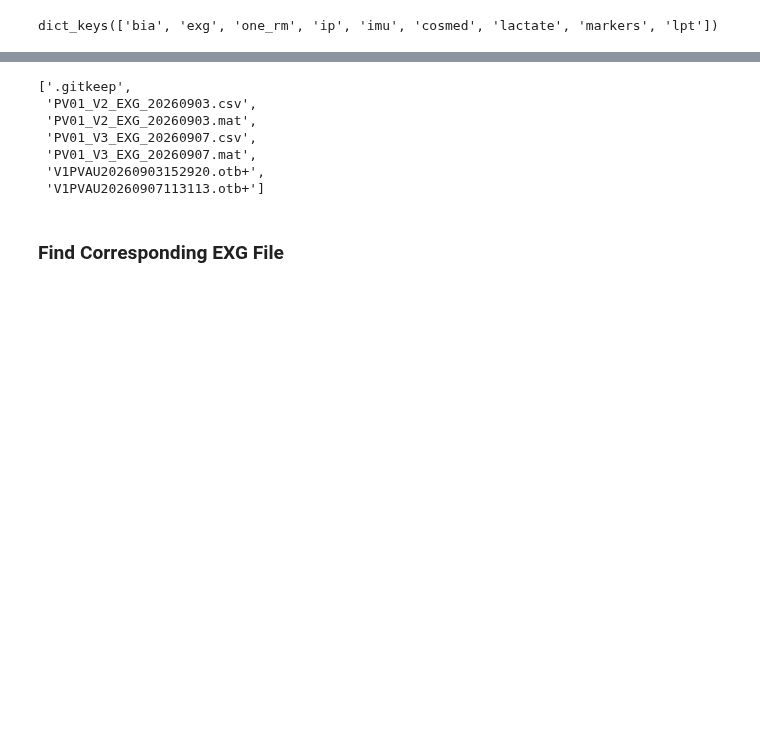
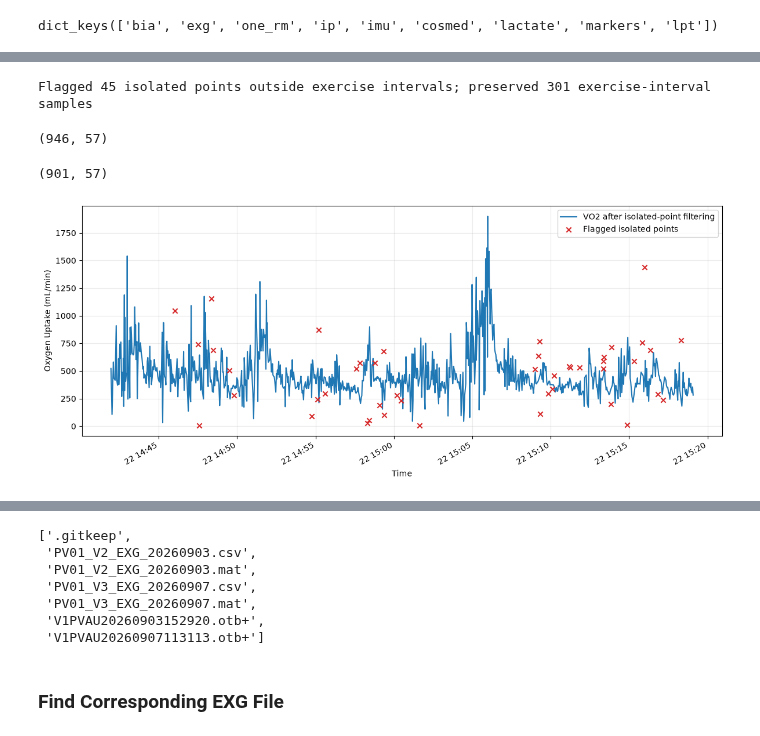
Before and after one commit to n7-sehgalr/wearable-mlee, a Jupyter notebook: notebooks/groundtruth.ipynb, the cells around one changed output, grey strips where cells are left out. Saved outputs shown, nothing was run; the diff lists cells and outputs as text; code cells hidden in the pictures; blank space fills up the shorter version.

```diff
--- a/notebooks/groundtruth.ipynb
+++ b/notebooks/groundtruth.ipynb
@@ -163,0 +193,52 @@ np.float64(169.94683333333336)
+# %%
+df = df_cosmed.copy()
+
+# Remove isolated breath spikes during recovery, but preserve exercise bouts.
+OUTLIER_WINDOW = 11
+OUTLIER_MAD_THRESHOLD = 3
+EXERCISE_INTERVALS = [
+    ("14:41:00", "14:44:00"),  # warmup
+    ("14:50:00", "14:53:00"),  # first set
+    ("15:02:00", "15:08:00"),  # second set
+]
+
+vo2 = pd.to_numeric(df["VO2[mL/min]"], errors="coerce")
+rolling_median = vo2.rolling(
+    window=OUTLIER_WINDOW,
+    center=True,
+    min_periods=5,
+).median()
+rolling_mad = (vo2 - rolling_median).abs().rolling(
+    window=OUTLIER_WINDOW,
+    center=True,
+    min_periods=5,
+).median()
+robust_scale = 1.4826 * rolling_mad
+lower_bound = rolling_median - OUTLIER_MAD_THRESHOLD * robust_scale
+upper_bound = rolling_median + OUTLIER_MAD_THRESHOLD * robust_scale
+within_bounds = vo2.between(lower_bound, upper_bound).fillna(True)
+
+# Protect known exercise intervals from outlier removal.
+time_of_day = df["timestamp"].dt.strftime("%H:%M:%S")
+is_exercise = pd.Series(False, index=df.index)
+for start_time, end_time in EXERCISE_INTERVALS:
+    is_exercise |= time_of_day.between(start_time, end_time)
+
+is_outlier = vo2.notna() & ~within_bounds & ~is_exercise
+df["VO2[mL/min]"] = vo2
+df_outliers = df.loc[is_outlier].copy()
+df_clean = df.loc[vo2.notna() & ~is_outlier].copy()
+print(
+    f"Flagged {len(df_outliers)} isolated points outside exercise intervals; "
+    f"preserved {is_exercise.sum()} exercise-interval samples"
+)
+# %% [output]
+Flagged 45 isolated points outside exercise intervals; preserved 301 exercise-interval samples
+# %%
+df_cosmed.shape
+# %% [output]
+(946, 57)
+# %%
+df_clean.shape
+# %% [output]
+(901, 57)
@@ -163,0 +253,24 @@ np.float64(169.94683333333336)
+# %%
+fig, ax = plt.subplots(figsize=(12, 5))
+ax.plot(
+    df_clean["timestamp"],
+    df_clean["VO2[mL/min]"],
+    label="VO2 after isolated-point filtering",
+)
+ax.scatter(
+    df_outliers["timestamp"],
+    df_outliers["VO2[mL/min]"],
+    color="tab:red",
+    marker="x",
+    label="Flagged isolated points",
+    zorder=3,
+)
+ax.set_xlabel("Time")
+ax.set_ylabel("Oxygen Uptake (mL/min)")
+ax.legend()
+ax.grid(True, alpha=0.25)
+fig.autofmt_xdate()
+plt.tight_layout()
+plt.show()
+# %% [output]
+[figure, added]
```
Also changed, not shown: parts of 15 cells of this notebook, 1 other file.
